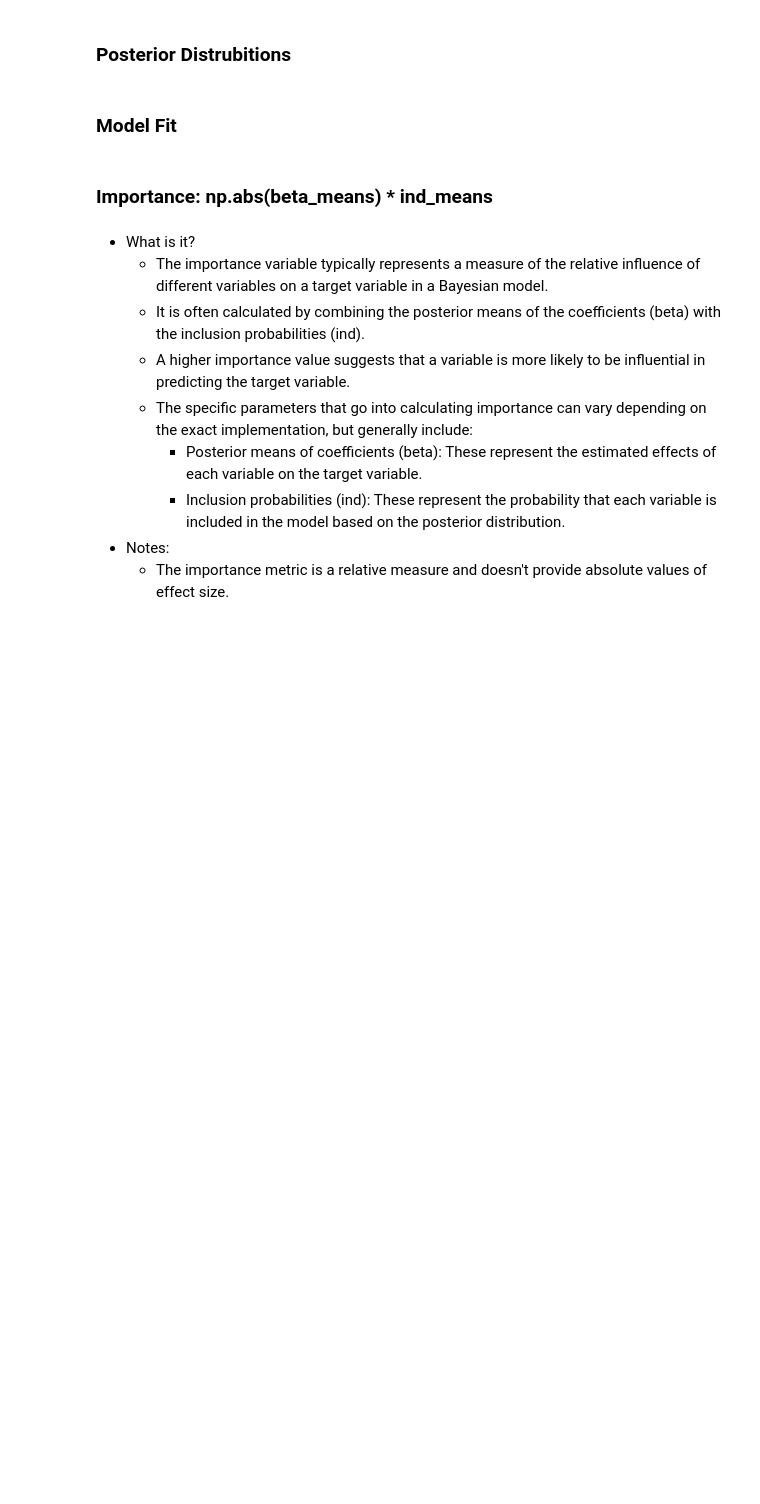
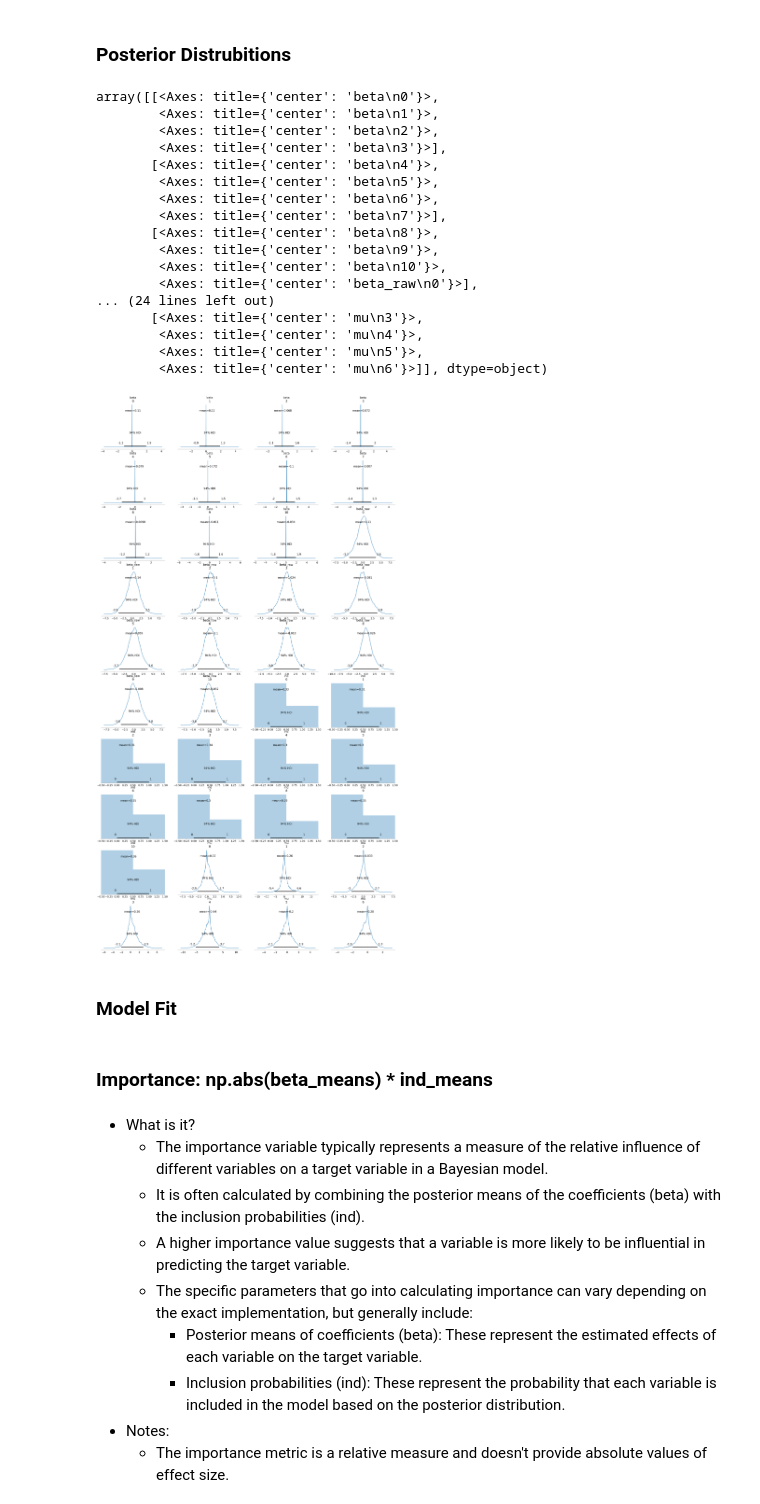
Before and after one commit to AshleyFishGeophys/HouseholdPulse_BVS, a Jupyter notebook: Household_Pulse_Data_2025.ipynb, the cells around one changed output. Drawn from its saved outputs; the diff is of its cells as text; code cells hidden in the pictures; blank space fills up the shorter version.

```diff
--- a/Household_Pulse_Data_2025.ipynb
+++ b/Household_Pulse_Data_2025.ipynb
@@ -1239,7 +1241,26 @@ plot_ess(summary_df_auto, inference_variables, inference_states)
 # %% [markdown]
 ### Posterior Distrubitions
 # %%
-# az.plot_posterior(inference_results)
+az.plot_posterior(inference_results_auto)
+# %% [output]
+array([[<Axes: title={'center': 'beta\n0'}>,
+        <Axes: title={'center': 'beta\n1'}>,
+        <Axes: title={'center': 'beta\n2'}>,
+        <Axes: title={'center': 'beta\n3'}>],
+       [<Axes: title={'center': 'beta\n4'}>,
+        <Axes: title={'center': 'beta\n5'}>,
+        <Axes: title={'center': 'beta\n6'}>,
+        <Axes: title={'center': 'beta\n7'}>],
+       [<Axes: title={'center': 'beta\n8'}>,
+        <Axes: title={'center': 'beta\n9'}>,
+        <Axes: title={'center': 'beta\n10'}>,
+        <Axes: title={'center': 'beta_raw\n0'}>],
+... (24 lines left out)
+       [<Axes: title={'center': 'mu\n3'}>,
+        <Axes: title={'center': 'mu\n4'}>,
+        <Axes: title={'center': 'mu\n5'}>,
+        <Axes: title={'center': 'mu\n6'}>]], dtype=object)
+[figure, added]
 # %% [markdown]
 ### Model Fit
 # %%
```
Also changed, not shown: parts of 1 cell of this notebook.
